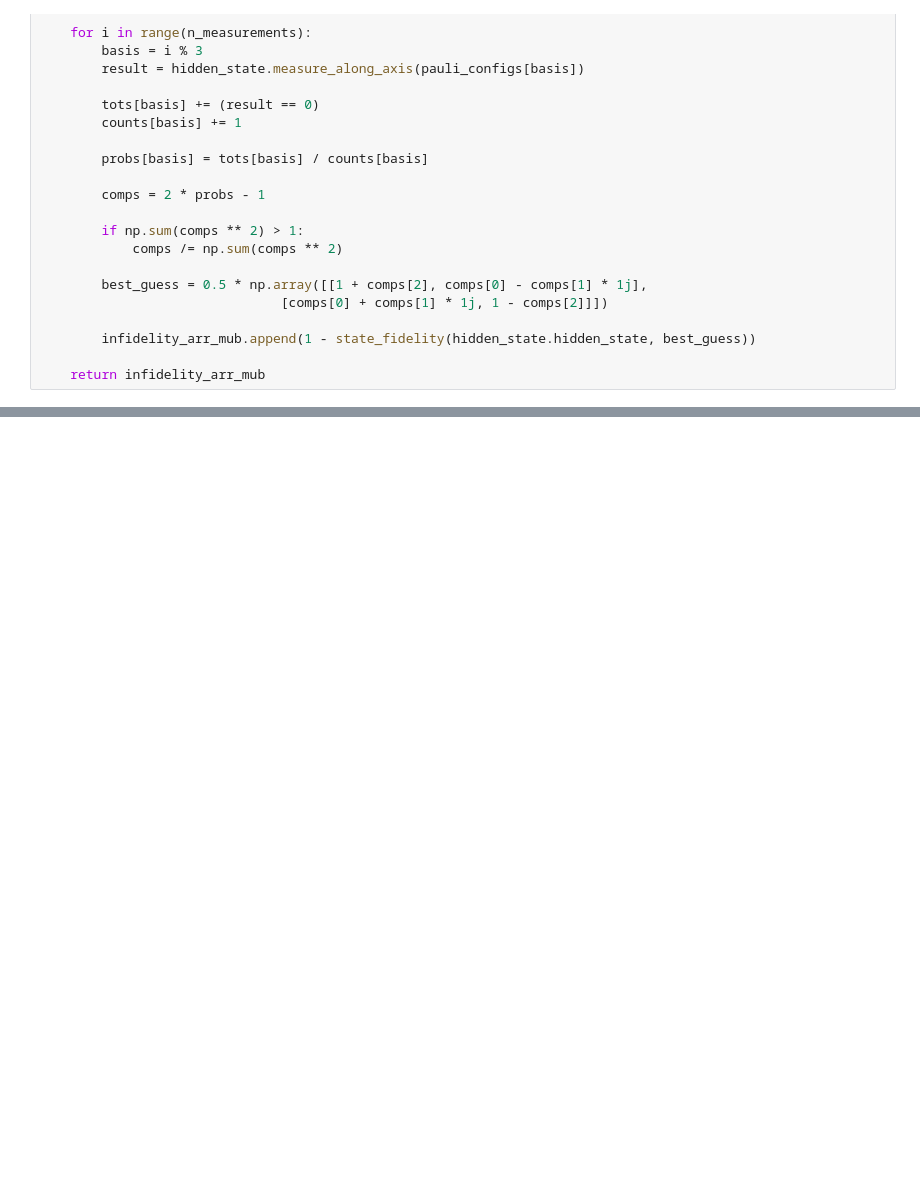
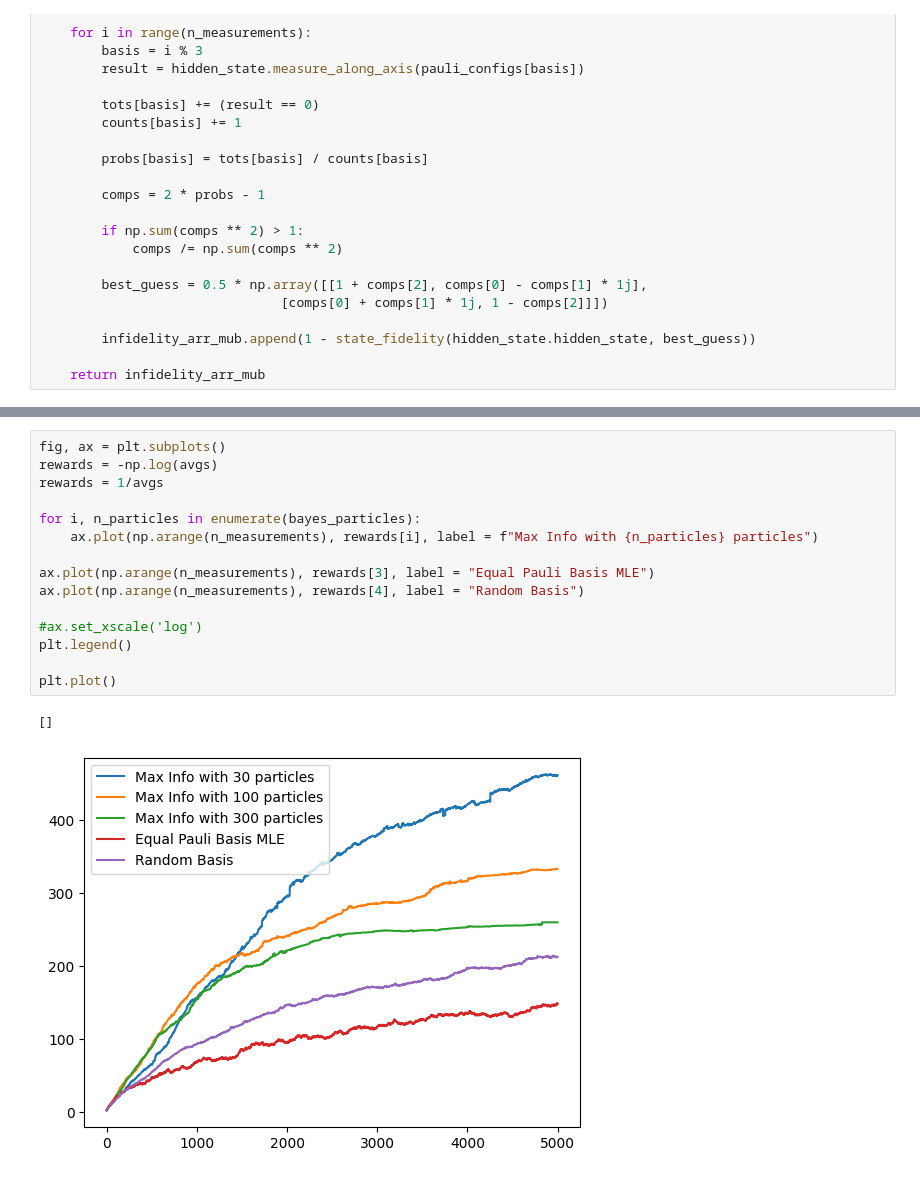
Before and after one commit to JackieLee23/adaptive_qst, a Jupyter notebook: notebooks/max_info_mixed_states.ipynb, the cells around one changed output, grey strips where cells are left out. Cells and saved outputs as stored; diff of their text form; blank space fills up the shorter version.

```diff
--- a/notebooks/max_info_mixed_states.ipynb
+++ b/notebooks/max_info_mixed_states.ipynb
@@ -234,0 +241,18 @@ plt.legend()
+# %%
+fig, ax = plt.subplots()
+rewards = -np.log(avgs)
+rewards = 1/avgs
+
+for i, n_particles in enumerate(bayes_particles):
+    ax.plot(np.arange(n_measurements), rewards[i], label = f"Max Info with {n_particles} particles")
+
+ax.plot(np.arange(n_measurements), rewards[3], label = "Equal Pauli Basis MLE")
+ax.plot(np.arange(n_measurements), rewards[4], label = "Random Basis")
+
+#ax.set_xscale('log')
+plt.legend()
+
+plt.plot()
+# %% [output]
+[]
+[figure, added]
```
Also changed, not shown: parts of 6 cells of this notebook, 35 other files.
